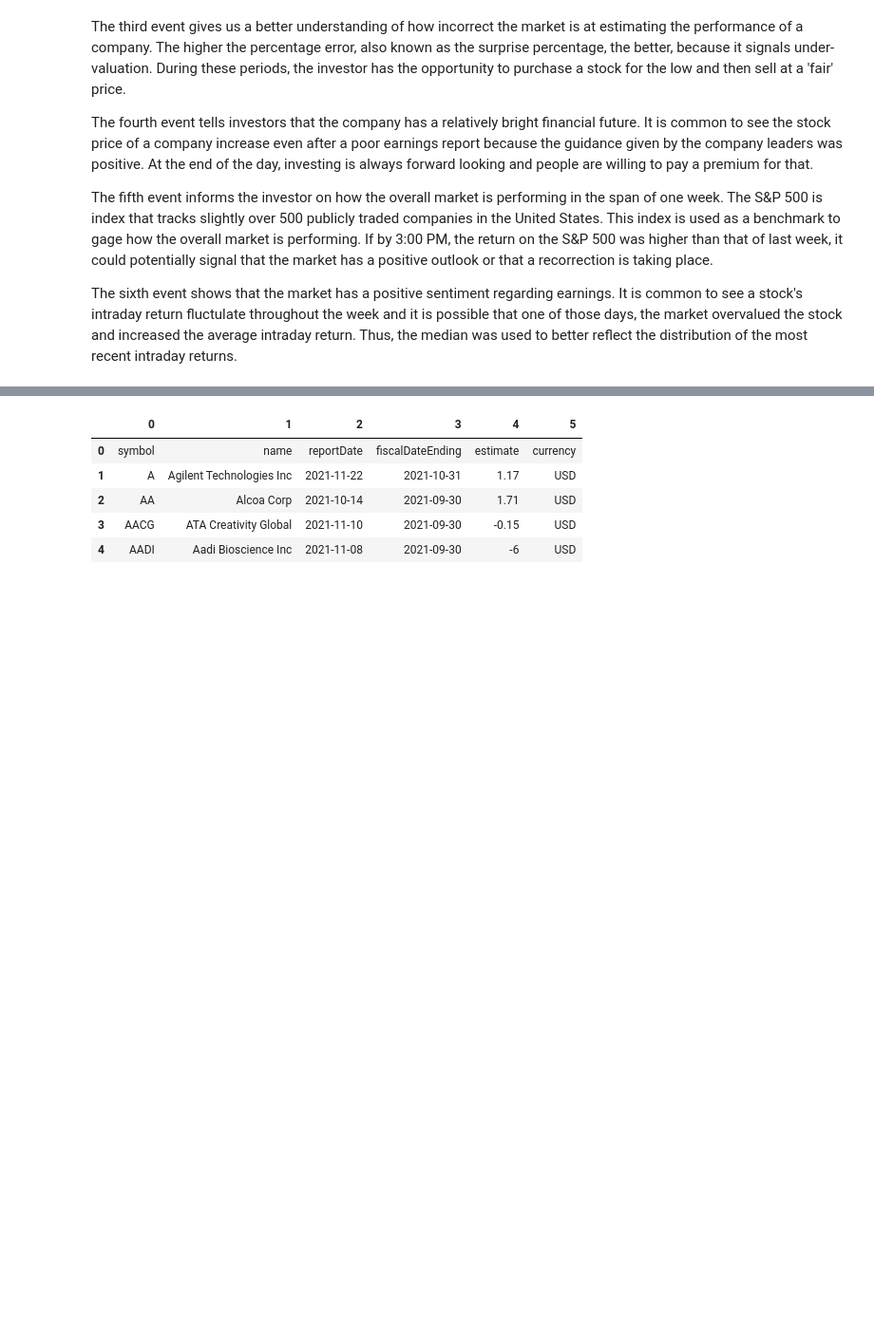
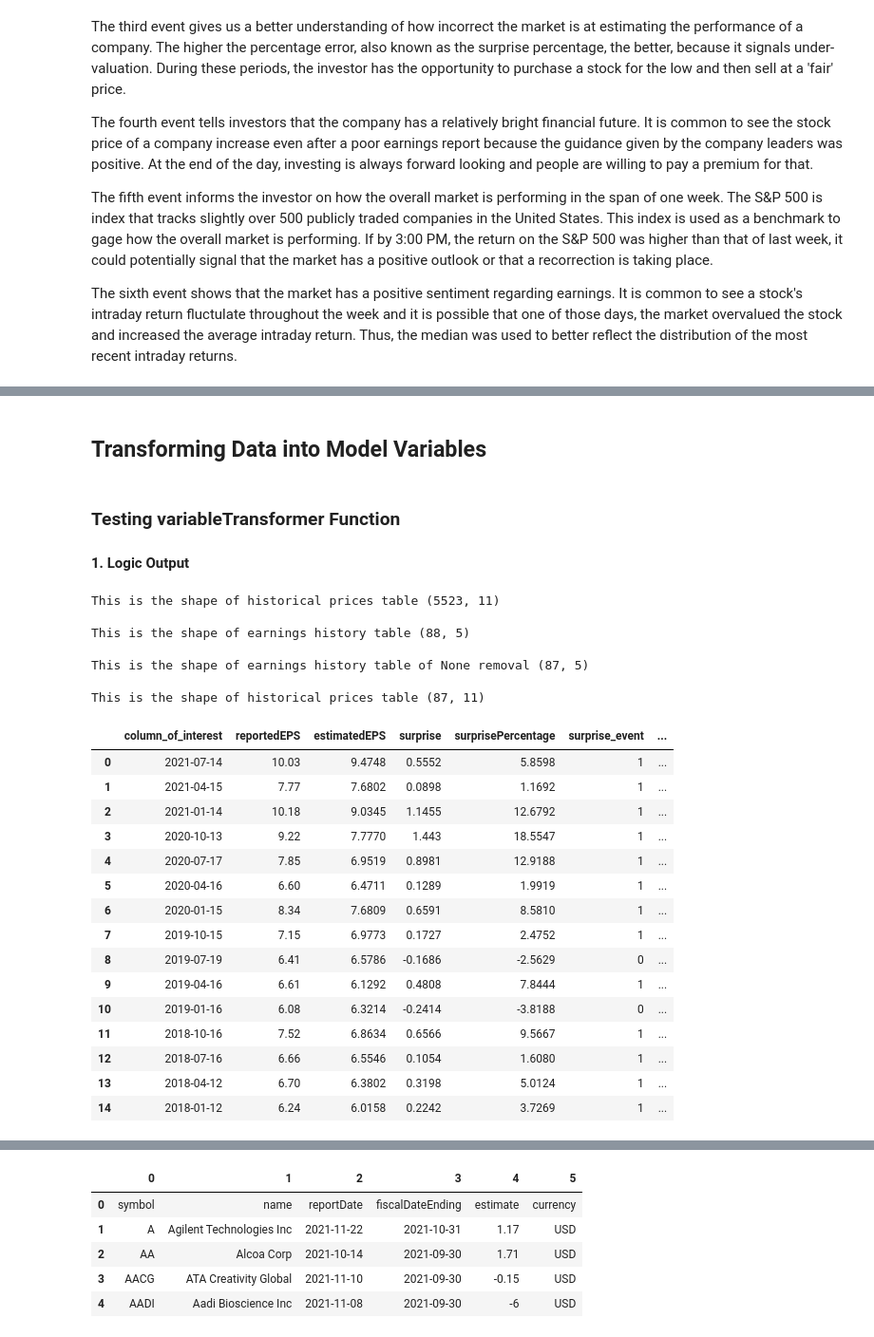
Before and after one commit to danielramirezjr1998/Data_Science_Projects, a Jupyter notebook: Naive Bayes Classifier/Naive Bayes in Finance.ipynb, the cells around one changed output, grey strips where cells are left out. Shown at 95% size. Cells and saved outputs as stored; diff of their text form; code cells hidden in the pictures; blank space fills up the shorter version.

```diff
--- a/Naive Bayes Classifier/Naive Bayes in Finance.ipynb
+++ b/Naive Bayes Classifier/Naive Bayes in Finance.ipynb
@@ -1043,0 +200,9 @@ Name: class_variable, dtype: int32
+# %%
+api_key = 'TQ6TR98HVUPE3L9Z'
+data_of_interest = '2'
+symbol = 'BMRA'
+date_of_interest = '2021-10-13'
+
+alphaHistoricalEarnings  = alphaDataRetriever(api_key,data_of_interest,symbol,date_of_interest)
+print(alphaHistoricalEarnings.shape)
+alphaHistoricalEarnings.head()
@@ -1043,0 +244,8 @@ Name: class_variable, dtype: int32
+# %%
+api_key = 'TQ6TR98HVUPE3L9Z'
+data_of_interest = '3'
+symbol = 'SPY'
+date_of_interest = '2021-10-13'
+
+alphaSPY  = alphaDataRetriever(api_key,data_of_interest,symbol,date_of_interest)
+alphaSPY.head()
@@ -1043,0 +259,2 @@ Name: class_variable, dtype: int32
+# %% [markdown]
+## Transforming Data into Model Variables
@@ -1043,0 +449,32 @@ Name: class_variable, dtype: int32
+# %% [markdown]
+### Testing variableTransformer Function
+
+#### 1. Logic Output
+# %%
+output = '1'
+v_transformer = variableTransformer(alphaHistoricalEarnings, alphaDailyAdjusted,alphaSPY,output)
+v_transformer.head(15)
+# %% [output]
+This is the shape of historical prices table (5523, 11)
+
+This is the shape of earnings history table (88, 5)
+
+This is the shape of earnings history table of None removal (87, 5)
+
+This is the shape of historical prices table (87, 11)
+|  | column_of_interest | reportedEPS | estimatedEPS | surprise | surprisePercentage | surprise_event | ... |
+| 0 | 2021-07-14 | 10.03 | 9.4748 | 0.5552 | 5.8598 | 1 | ... |
+| 1 | 2021-04-15 | 7.77 | 7.6802 | 0.0898 | 1.1692 | 1 | ... |
+| 2 | 2021-01-14 | 10.18 | 9.0345 | 1.1455 | 12.6792 | 1 | ... |
+| 3 | 2020-10-13 | 9.22 | 7.7770 | 1.443 | 18.5547 | 1 | ... |
+| 4 | 2020-07-17 | 7.85 | 6.9519 | 0.8981 | 12.9188 | 1 | ... |
+| 5 | 2020-04-16 | 6.60 | 6.4711 | 0.1289 | 1.9919 | 1 | ... |
+| 6 | 2020-01-15 | 8.34 | 7.6809 | 0.6591 | 8.5810 | 1 | ... |
+| 7 | 2019-10-15 | 7.15 | 6.9773 | 0.1727 | 2.4752 | 1 | ... |
+| 8 | 2019-07-19 | 6.41 | 6.5786 | -0.1686 | -2.5629 | 0 | ... |
+| 9 | 2019-04-16 | 6.61 | 6.1292 | 0.4808 | 7.8444 | 1 | ... |
+| 10 | 2019-01-16 | 6.08 | 6.3214 | -0.2414 | -3.8188 | 0 | ... |
+| 11 | 2018-10-16 | 7.52 | 6.8634 | 0.6566 | 9.5667 | 1 | ... |
+| 12 | 2018-07-16 | 6.66 | 6.5546 | 0.1054 | 1.6080 | 1 | ... |
+| 13 | 2018-04-12 | 6.70 | 6.3802 | 0.3198 | 5.0124 | 1 | ... |
+| 14 | 2018-01-12 | 6.24 | 6.0158 | 0.2242 | 3.7269 | 1 | ... |
```
Also changed, not shown: parts of 51 cells of this notebook.
